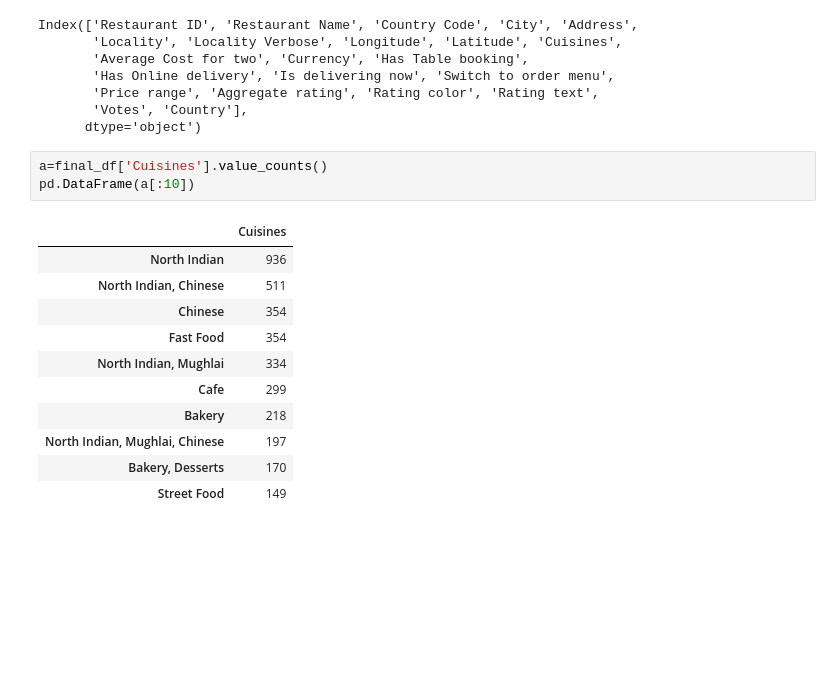
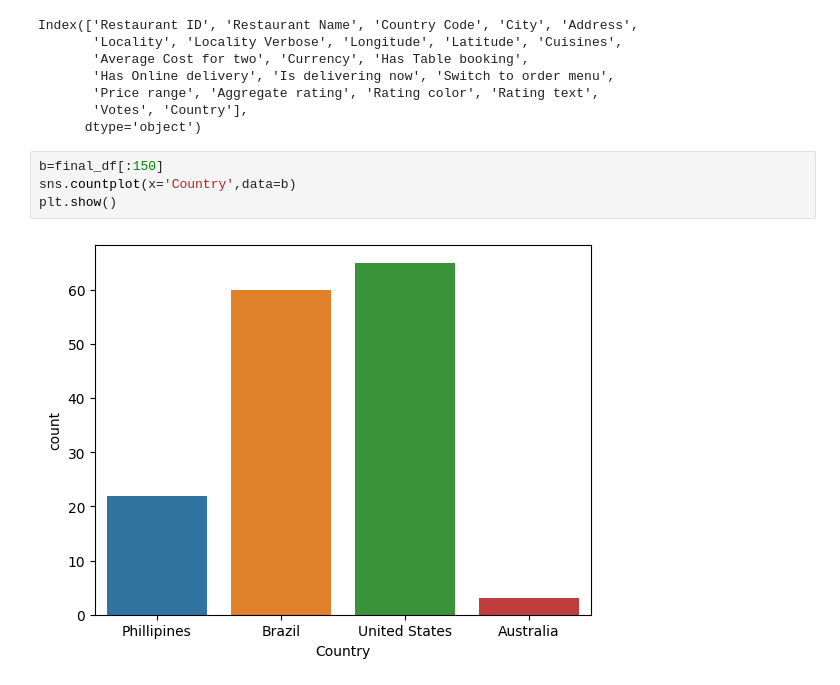
Before and after one commit to Ajayrajc1998/WEEK-10, a Jupyter notebook: WEEK 10.ipynb, the cells around one changed output. Drawn from its saved outputs; the diff is of its cells as text; blank space fills up the shorter version.

```diff
--- a/WEEK 10.ipynb
+++ b/WEEK 10.ipynb
@@ -407,17 +407,8 @@ Index(['Restaurant ID', 'Restaurant Name', 'Country Code', 'City', 'Address',
        'Votes', 'Country'],
       dtype='object')
 # %%
-a=final_df['Cuisines'].value_counts()
-pd.DataFrame(a[:10])
+b=final_df[:150]
+sns.countplot(x='Country',data=b)
+plt.show()
 # %% [output]
-|  | Cuisines |
-| North Indian | 936 |
-| North Indian, Chinese | 511 |
-| Chinese | 354 |
-| Fast Food | 354 |
-| North Indian, Mughlai | 334 |
-| Cafe | 299 |
-| Bakery | 218 |
-| North Indian, Mughlai, Chinese | 197 |
-| Bakery, Desserts | 170 |
-| Street Food | 149 |
+[figure, added]
```
Also changed, not shown: parts of 26 cells of this notebook.
